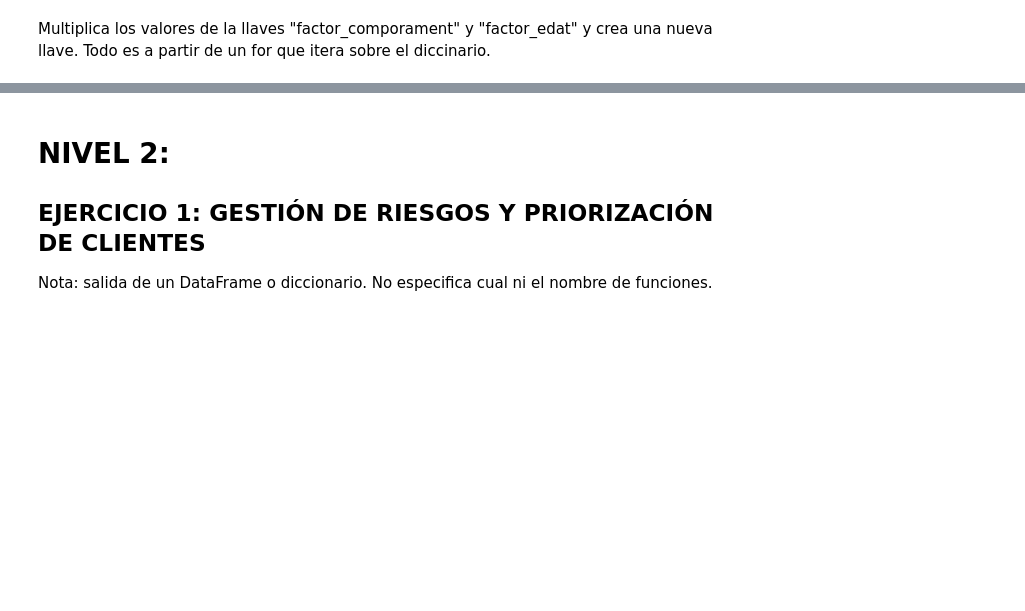
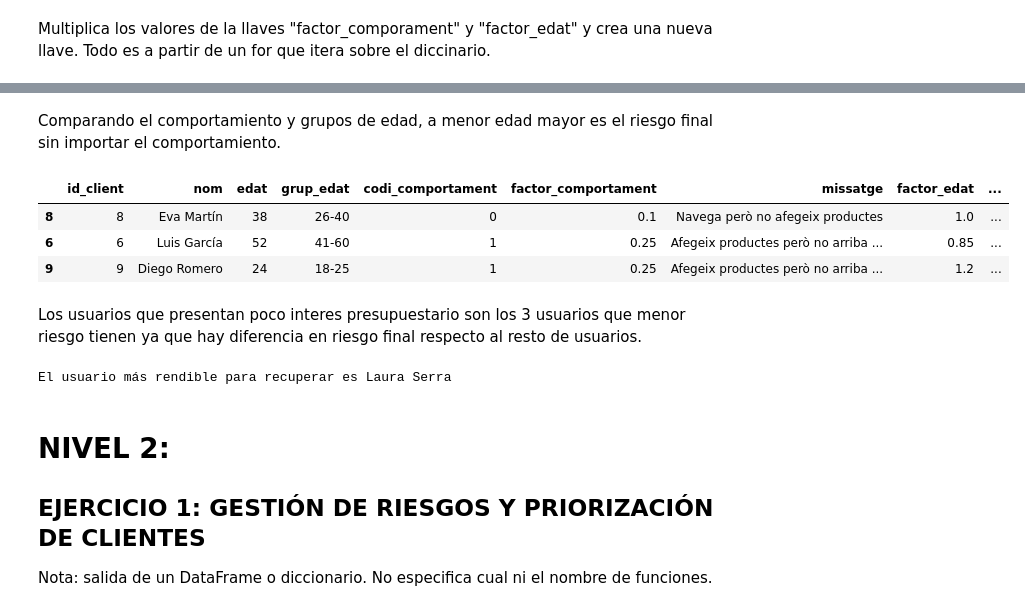
Before and after one commit to noelcarrionmatias/IT_Data, a Jupyter notebook: Especializacion/7_Sprint/codigo_sprint7_noel.ipynb, the cells around one changed output, grey strips where cells are left out. Drawn from its saved outputs; the diff is of its cells as text; code cells hidden in the pictures; blank space fills up the shorter version.

```diff
--- a/Especializacion/7_Sprint/codigo_sprint7_noel.ipynb
+++ b/Especializacion/7_Sprint/codigo_sprint7_noel.ipynb
@@ -340,3 +319,21 @@ El usuario más rendible de recuperar es "Laura Serra" al ser el cliente con may
+# %% [markdown]
+Comparando el comportamiento y grupos de edad, a menor edad mayor es el riesgo final sin importar el comportamiento.
+# %%
+# "3. Quins clients presenten tan poc interès que no val la pena invertir-hi pressupost?"
+dataframe_clientes.sort_values(ascending=True, by="risc_final").head(3)
+# %% [output]
+|  | id_client | nom | edat | grup_edat | codi_comportament | factor_comportament | missatge | factor_edat | ... |
+| 8 | 8 | Eva Martín | 38 | 26-40 | 0 | 0.1 | Navega però no afegeix productes | 1.0 | ... |
+| 6 | 6 | Luis García | 52 | 41-60 | 1 | 0.25 | Afegeix productes però no arriba ... | 0.85 | ... |
+| 9 | 9 | Diego Romero | 24 | 18-25 | 1 | 0.25 | Afegeix productes però no arriba ... | 1.2 | ... |
+# %% [markdown]
+Los usuarios que presentan poco interes presupuestario son los 3 usuarios que menor riesgo tienen ya que hay diferencia en riesgo final respecto al resto de usuarios.
+# %%
+# "4. Quin client seria el més rendible de recuperar?"
+nombre_cliente = dataframe_clientes['nom'].sort_index().head(1).iloc[0]
+print(f"El usuario más rendible para recuperar es {nombre_cliente}")
+# %% [output]
+El usuario más rendible para recuperar es Laura Serra
 # %% [markdown]
 # NIVEL 2:
 
```
Also changed, not shown: parts of 61 cells of this notebook, 1 other file.
